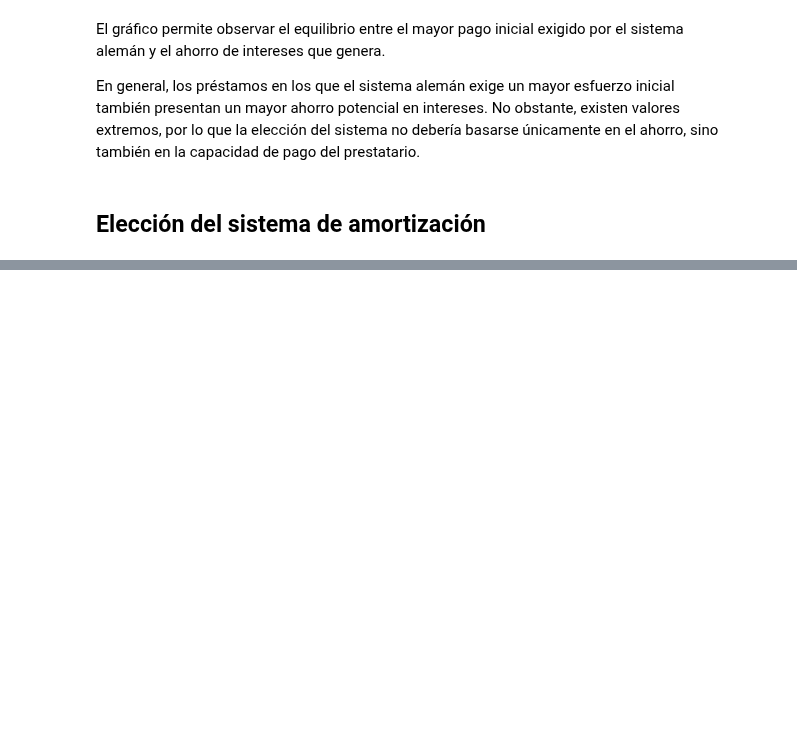
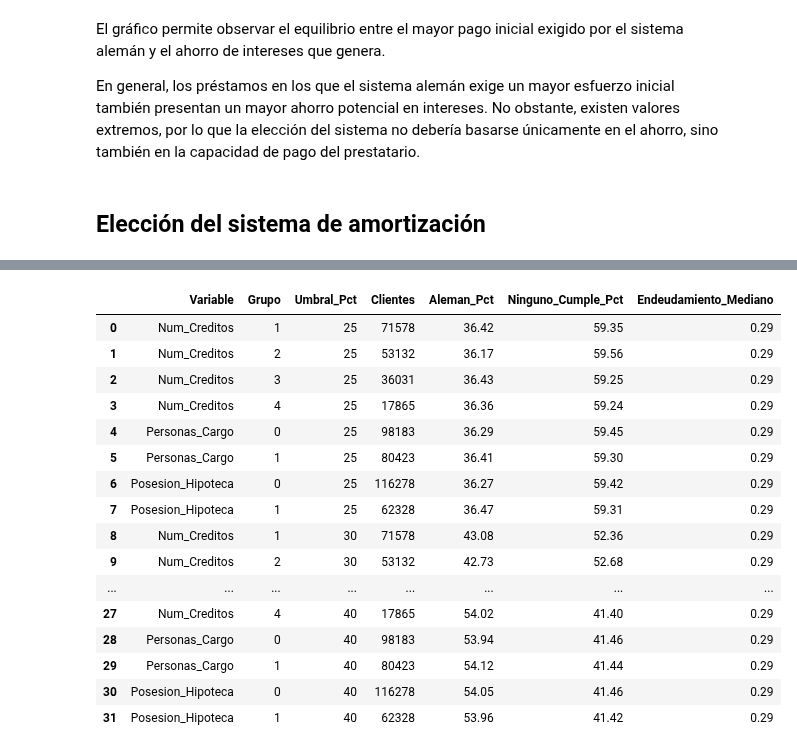
Before and after one commit to izarozubia-max/RETO5, a Jupyter notebook: cuadros_amortización.ipynb, the cells around one changed output, grey strips where cells are left out. Drawn from its saved outputs; the diff is of its cells as text; code cells hidden in the pictures; blank space fills up the shorter version.

Commit message:
Revisado los dos sistemas y la eleccion que hixo Laura y añadido explicaciones

```diff
--- a/cuadros_amortización.ipynb
+++ b/cuadros_amortización.ipynb
@@ -320,0 +418,7 @@ En general, los préstamos en los que el sistema alemán exige un mayor esfuerzo
+# %%
+# Sobreesfuerzo que supone el sistema alemán
+
+comparacion_final["Sobreesfuerzo_Inicial_Al"] = (
+    comparacion_final["Primera_Cuota_Al"]
+    - comparacion_final["Primera_Cuota_Fr"]
+)
@@ -320,0 +453,13 @@ En general, los préstamos en los que el sistema alemán exige un mayor esfuerzo
+# %%
+def recomendar_sistema(fila: pd.Series) -> str:
+    # Elegimos alemán si su primera cuota cumple el límite.
+    if fila["Al_Asequible"]:
+        return "Alemán"
+
+    # En caso contrario, elegimos francés por su menor cuota inicial.
+    return "Francés"
+
+
+comparacion_final["Sistema_Recomendado"] = (
+    comparacion_final.apply(recomendar_sistema, axis=1)
+)
@@ -320,0 +655,73 @@ En general, los préstamos en los que el sistema alemán exige un mayor esfuerzo
+# %%
+variables = [
+    "Num_Creditos",
+    "Personas_Cargo",
+    "Posesion_Hipoteca"
+]
+
+tablas = []
+
+for umbral in [25, 30, 35, 40]:
+    escenario = analisis_perfiles.copy()
+
+    escenario["Cumple_Aleman"] = (
+        escenario["Esfuerzo_Inicial_Al"] <= umbral
+    )
+
+    escenario["Ninguno_Cumple"] = (
+        (escenario["Esfuerzo_Inicial_Fr"] > umbral)
+        & (escenario["Esfuerzo_Inicial_Al"] > umbral)
+    )
+
+    for variable in variables:
+        tabla = (
+            escenario.groupby(variable, dropna=False)
+            .agg(
+                Clientes=("ID", "count"),
+                Aleman_Pct=("Cumple_Aleman", "mean"),
+                Ninguno_Cumple_Pct=("Ninguno_Cumple", "mean"),
+                Endeudamiento_Mediano=("Ratio_Deuda_Ingresos", "median")
+            )
+            .reset_index()
+            .rename(columns={variable: "Grupo"})
+        )
+
+        tabla["Variable"] = variable
+        tabla["Umbral_Pct"] = umbral
+
+        tabla["Aleman_Pct"] *= 100
+        tabla["Ninguno_Cumple_Pct"] *= 100
+
+        tablas.append(tabla)
+
+sensibilidad_perfiles = pd.concat(tablas, ignore_index=True)
+
+sensibilidad_perfiles[
+    [
+        "Variable",
+        "Grupo",
+        "Umbral_Pct",
+        "Clientes",
+        "Aleman_Pct",
+        "Ninguno_Cumple_Pct",
+        "Endeudamiento_Mediano"
+    ]
+].round(2)
+# %% [output]
+|  | Variable | Grupo | Umbral_Pct | Clientes | Aleman_Pct | Ninguno_Cumple_Pct | Endeudamiento_Mediano |
+| 0 | Num_Creditos | 1 | 25 | 71578 | 36.42 | 59.35 | 0.29 |
+| 1 | Num_Creditos | 2 | 25 | 53132 | 36.17 | 59.56 | 0.29 |
+| 2 | Num_Creditos | 3 | 25 | 36031 | 36.43 | 59.25 | 0.29 |
+| 3 | Num_Creditos | 4 | 25 | 17865 | 36.36 | 59.24 | 0.29 |
+| 4 | Personas_Cargo | 0 | 25 | 98183 | 36.29 | 59.45 | 0.29 |
+| 5 | Personas_Cargo | 1 | 25 | 80423 | 36.41 | 59.30 | 0.29 |
+| 6 | Posesion_Hipoteca | 0 | 25 | 116278 | 36.27 | 59.42 | 0.29 |
+| 7 | Posesion_Hipoteca | 1 | 25 | 62328 | 36.47 | 59.31 | 0.29 |
+| 8 | Num_Creditos | 1 | 30 | 71578 | 43.08 | 52.36 | 0.29 |
+| 9 | Num_Creditos | 2 | 30 | 53132 | 42.73 | 52.68 | 0.29 |
+| ... | ... | ... | ... | ... | ... | ... | ... |
+| 27 | Num_Creditos | 4 | 40 | 17865 | 54.02 | 41.40 | 0.29 |
+| 28 | Personas_Cargo | 0 | 40 | 98183 | 53.94 | 41.46 | 0.29 |
+| 29 | Personas_Cargo | 1 | 40 | 80423 | 54.12 | 41.44 | 0.29 |
+| 30 | Posesion_Hipoteca | 0 | 40 | 116278 | 54.05 | 41.46 | 0.29 |
+| 31 | Posesion_Hipoteca | 1 | 40 | 62328 | 53.96 | 41.42 | 0.29 |
```
Also changed, not shown: parts of 25 cells of this notebook.
